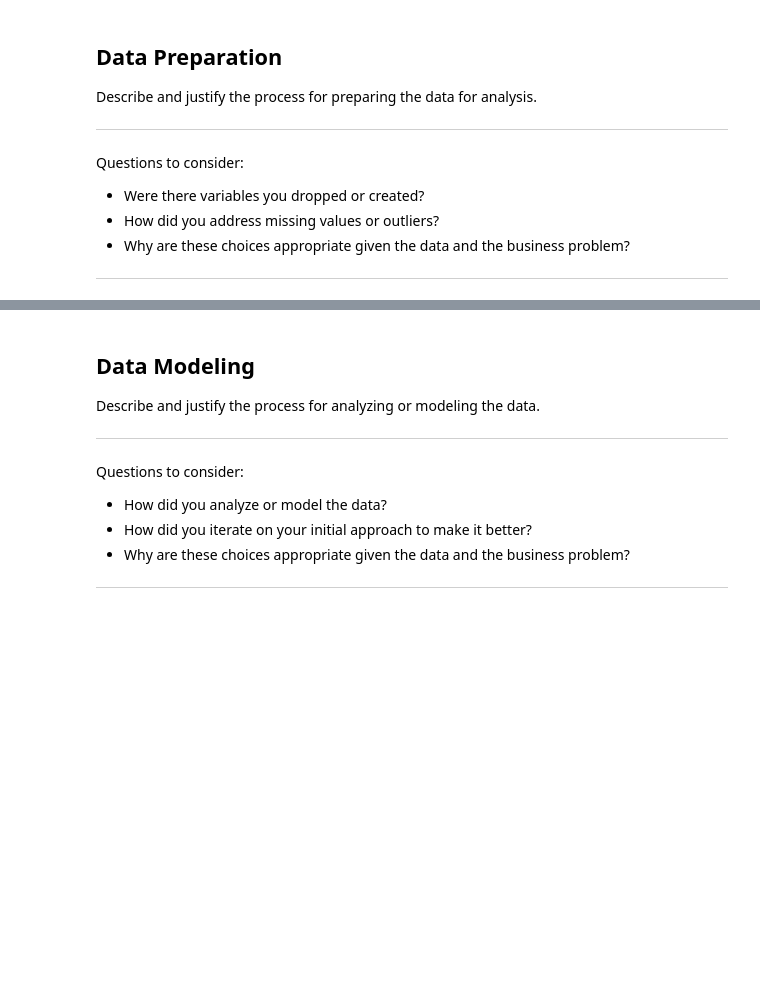
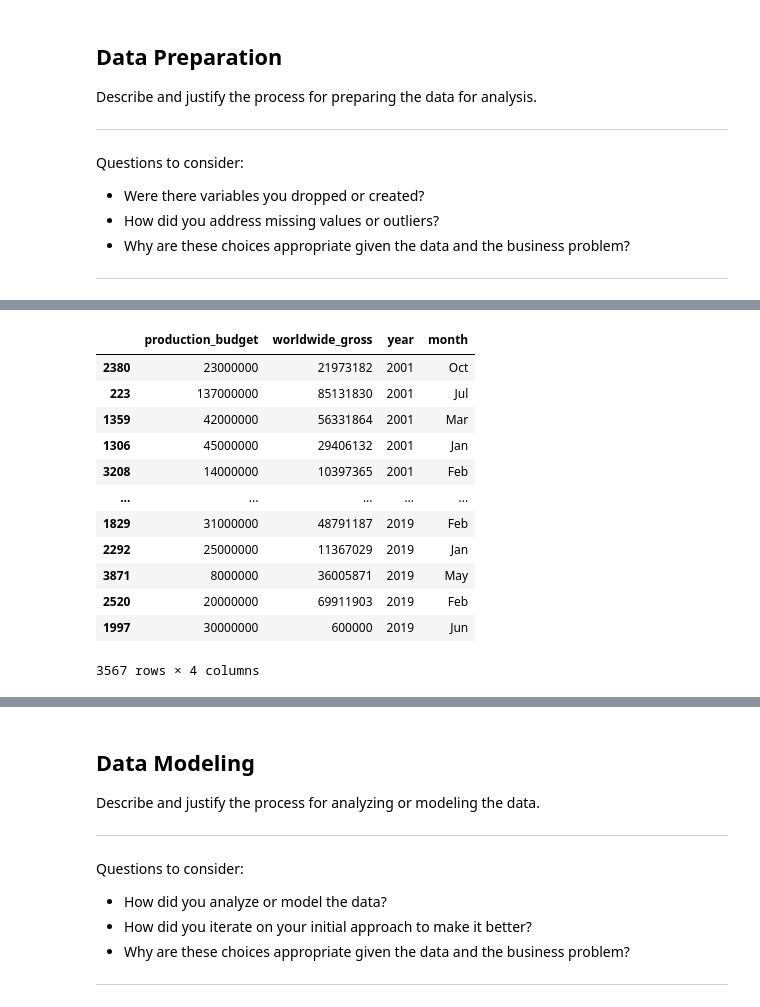
Before and after one commit to learn-co-curriculum/dsc-project-template, a Jupyter notebook: dsc-phase1-project-template.ipynb, the cells around one changed output, grey strips where cells are left out. Drawn from its saved outputs; the diff is of its cells as text; code cells hidden in the pictures; blank space fills up the shorter version.

```diff
--- a/dsc-phase1-project-template.ipynb
+++ b/dsc-phase1-project-template.ipynb
@@ -58,0 +71,17 @@ SyntaxError: invalid syntax (<ipython-input-1-d22130f23ac5>, line 1)
+# %%
+# Take away '$' from columns with money in order to manipulate the data
+
+df['worldwide_gross'] = df['worldwide_gross'].str[1:]
+df['production_budget'] = df['production_budget'].str[1:]
+df['domestic_gross'] = df['domestic_gross'].str[1:]
+# %%
+# Remove the commas from the numbers and cast them to int64 using numpy
+
+df['worldwide_gross'] = df['worldwide_gross'].str.replace(',', '').astype(np.int64)
+df['production_budget'] = df['production_budget'].str.replace(',', '').astype(np.int64)
+df['domestic_gross'] = df['domestic_gross'].str.replace(',', '').astype(np.int64)
+df_template = df
+# %%
+df_template['year'] = df['release_date'].str[-4:]
+df_template['year'] = pd.to_numeric(df_template['year'])
+df_template['month'] = df_template['release_date'].str[:3]
@@ -58,0 +97,26 @@ SyntaxError: invalid syntax (<ipython-input-1-d22130f23ac5>, line 1)
+# %%
+# Filter the data to fit the criteria for Microsoft's movie launch
+# Past 20 years
+# Production budget over $1,000,000 (decently funded movies)
+# Positive gross at box office
+
+df_month_year = df_template[df_template['year'] > 2000]
+df_month_year = df_month_year[df_month_year['production_budget'] > 1000000]
+df_month_year = df_month_year[df_month_year['worldwide_gross'] > 0]
+# %%
+df_complete = df_month_year[['production_budget','worldwide_gross', 'year', 'month']]
+df_complete.sort_values(by = 'year')
+# %% [output]
+|  | production_budget | worldwide_gross | year | month |
+| 2380 | 23000000 | 21973182 | 2001 | Oct |
+| 223 | 137000000 | 85131830 | 2001 | Jul |
+| 1359 | 42000000 | 56331864 | 2001 | Mar |
+| 1306 | 45000000 | 29406132 | 2001 | Jan |
+| 3208 | 14000000 | 10397365 | 2001 | Feb |
+| ... | ... | ... | ... | ... |
+| 1829 | 31000000 | 48791187 | 2019 | Feb |
+| 2292 | 25000000 | 11367029 | 2019 | Jan |
+| 3871 | 8000000 | 36005871 | 2019 | May |
+| 2520 | 20000000 | 69911903 | 2019 | Feb |
+| 1997 | 30000000 | 600000 | 2019 | Jun |
+3567 rows × 4 columns
```
Also changed, not shown: parts of 15 cells of this notebook.
